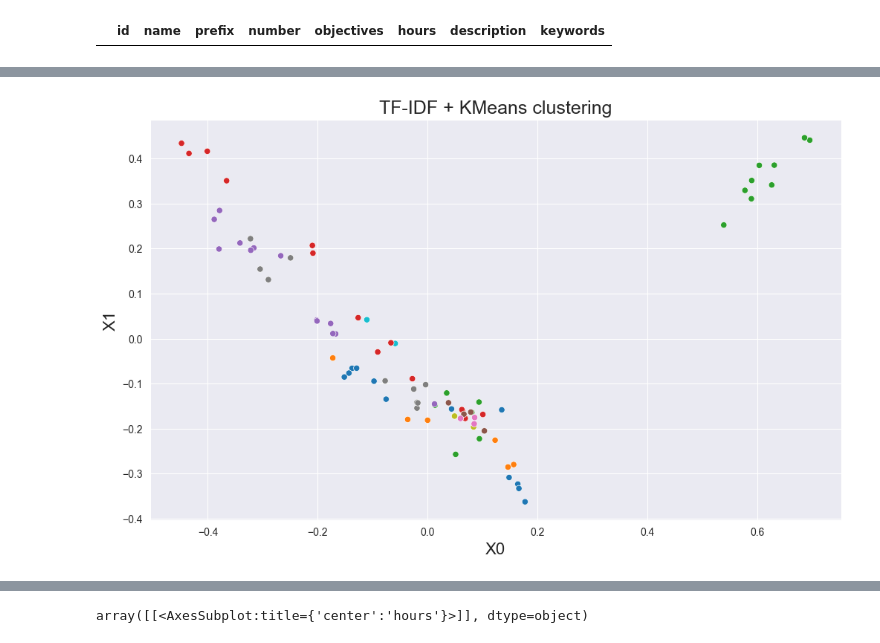
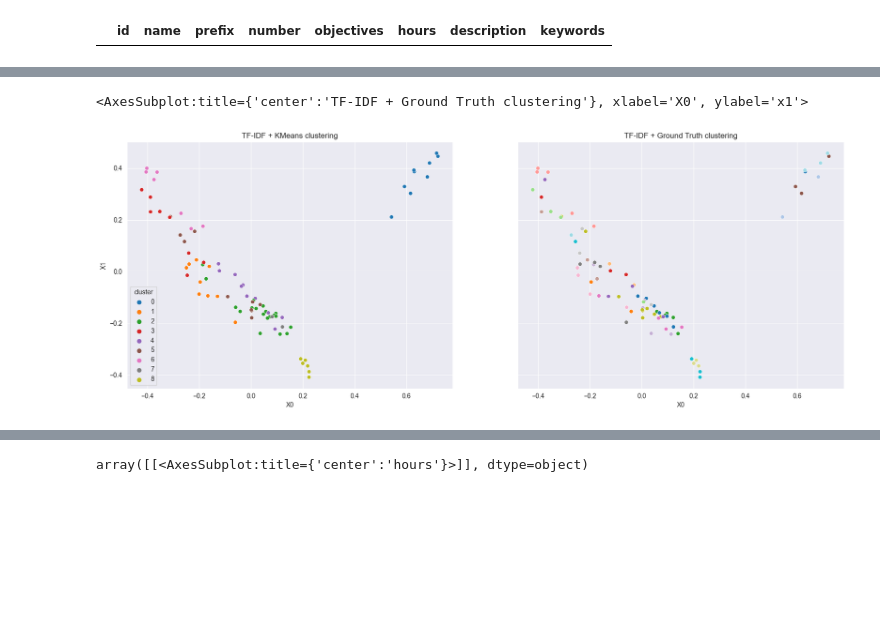
Before and after one commit to odu-emse/mms, a Jupyter notebook: cluster.ipynb, the cells around one changed output, grey strips where cells are left out. Saved outputs shown, nothing was run; the diff lists cells and outputs as text; code cells hidden in the pictures; blank space fills up the shorter version.

```diff
--- a/cluster.ipynb
+++ b/cluster.ipynb
@@ -223,0 +200,8 @@ plt.show()
+# %%
+from sklearn.preprocessing import LabelEncoder
+
+le = LabelEncoder()
+
+moduleDF['true_cluster'] = le.fit_transform(moduleDF['true_cluster'])
+
+moduleDF.head(20)
@@ -224,8 +228,15 @@ plt.show()
 # %%
 from sklearn.cluster import KMeans
 
-kmeans = KMeans(n_clusters=int(CLUSTER_COUNT), random_state=42)
+vectorizer = TfidfVectorizer()
 
-kmeans.fit(X)
+moduleDF['cluster'] = 0
 
-clusters = kmeans.labels_
+X = vectorizer.fit_transform(moduleDF['tokens'])
+Y = moduleDF['cluster']
+
+kmeans = KMeans(n_clusters=int(CLUSTER_COUNT), random_state=42, n_init=100, max_iter=1000).fit(X)
+
+moduleDF['cluster'] = kmeans.predict(X)
+
+moduleDF.head()
@@ -318,16 +329,18 @@ moduleDF.head(20)
-# %%
-# set image size
-plt.figure(figsize=(12, 7))
-# set a title
-plt.title("TF-IDF + KMeans clustering", fontdict={"fontsize": 18})
-# set axes names
-plt.xlabel("X0", fontdict={"fontsize": 16})
-plt.ylabel("X1", fontdict={"fontsize": 16})
-# create scatter plot with seaborn, where hue is the class used to group the data
-sns.scatterplot(data=moduleDF, x='x0', y='x1', hue='cluster', palette="tab10", legend=False)
-plt.show()
-# %% [output]
-[figure, removed]
+# %%
+fig, axs = plt.subplots(1, 2, figsize=(20, 14))
+for ax in axs.flat:
+    ax.set(xlabel='X0', ylabel='X1')
+    ax.label_outer()
+    ax.set_aspect(1)
+
+axs[0].set_title('TF-IDF + KMeans clustering')
+axs[1].set_title('TF-IDF + Ground Truth clustering')
+
+sns.scatterplot(data=moduleDF, x='x0', y='x1', hue='cluster', palette="tab10", ax=axs[0])
+sns.scatterplot(data=moduleDF, x='x0', y='x1', hue='true_cluster', palette="tab20", ax=axs[1], legend=False)
+# %% [output]
+<AxesSubplot:title={'center':'TF-IDF + Ground Truth clustering'}, xlabel='X0', ylabel='x1'>
+[figure, added]
 # %%
 # sum the number of hours for each cluster
 moduleDF.groupby('cluster')['hours'].sum().sort_values(ascending=False)
```
Also changed, not shown: parts of 30 cells of this notebook, 1 other file.
